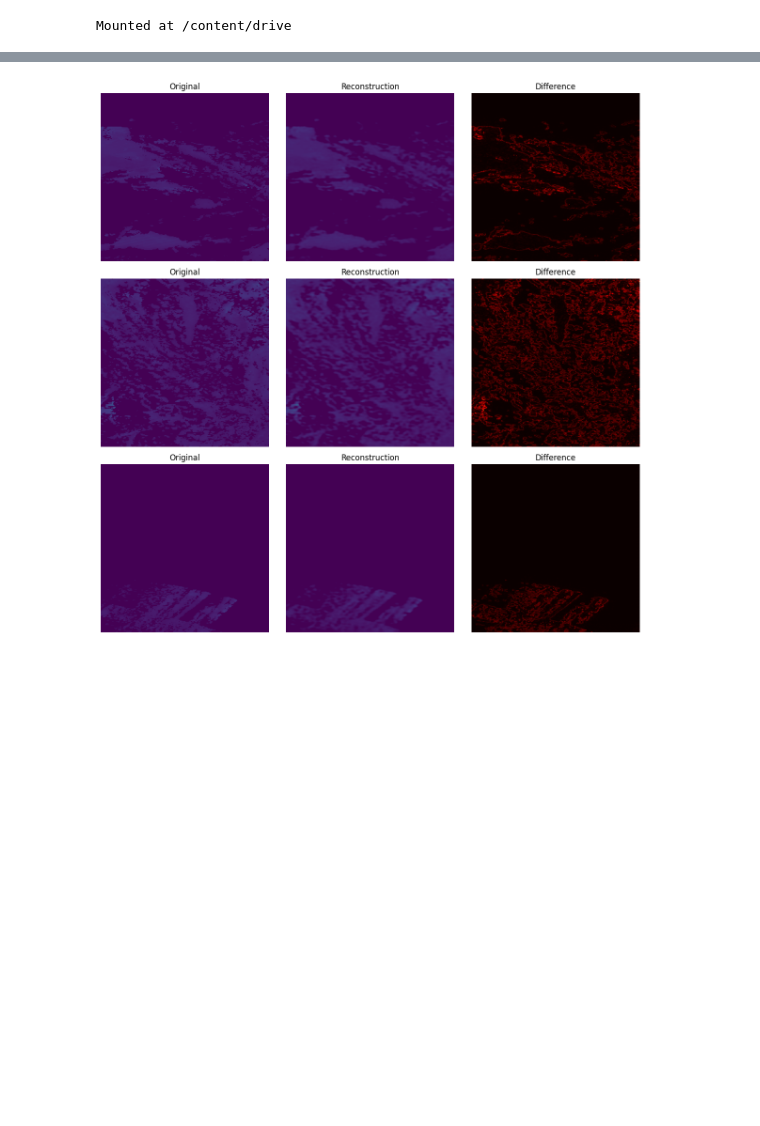
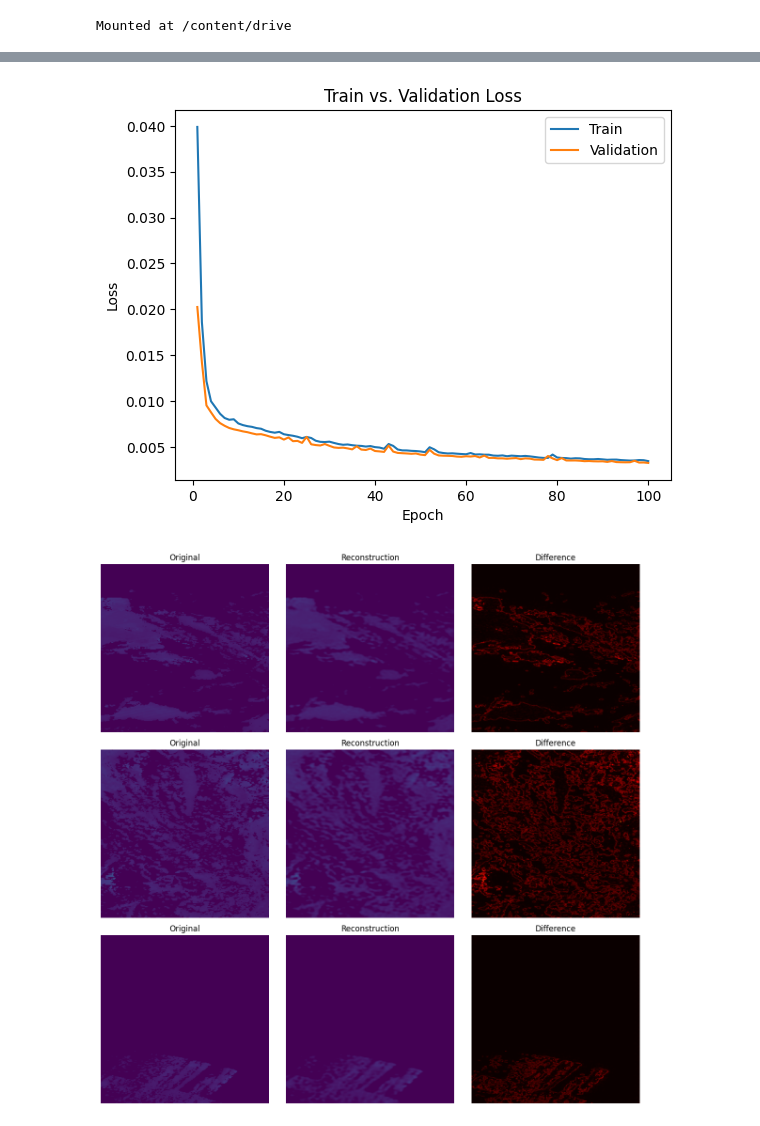
Before and after one commit to ahmed-zunaira/APS360_Project, a Jupyter notebook: notebooks/APS360_Project.ipynb, the cells around one changed output, grey strips where cells are left out. Cells and saved outputs as stored; diff of their text form; code cells hidden in the pictures; blank space fills up the shorter version.

```diff
--- a/notebooks/APS360_Project.ipynb
+++ b/notebooks/APS360_Project.ipynb
@@ -48,4 +58,17 @@ from google.colab import drive
 drive.mount ('/content/drive')
 # %% [output]
 Mounted at /content/drive
+# %%
+def plot (batch_size=32, learning_rate=0.001, epochs=30):
+    train_loss = np.loadtxt("/content/APS360_Project/src/CAE_bs{}_lr{}_epoch{}_train_loss.csv".format(batch_size,learning_rate,epochs))
+    val_loss = np.loadtxt("/content/APS360_Project/src/CAE_bs{}_lr{}_epoch{}_val_loss.csv".format(batch_size,learning_rate,epochs))
+
+    plt.title ("Train vs. Validation Loss")
+    plt.plot(range(1, len(train_loss)+1), train_loss, label="Train")
+    plt.plot(range(1, len(val_loss)+1), val_loss, label="Validation")
+    plt.xlabel("Epoch")
+    plt.ylabel("Loss")
+
+    plt.legend(loc='best')
+    plt.show()
 # %%
@@ -84,3 +94,7 @@ from data_loader import Dataload
+# %%
+plot(16, 0.001, 100)
+# %% [output]
+[figure, added]
 # %%
 def setup_inference (model_path, dataloader):
     model = Autoencoder()
```
Also changed, not shown: parts of 30 cells of this notebook.
